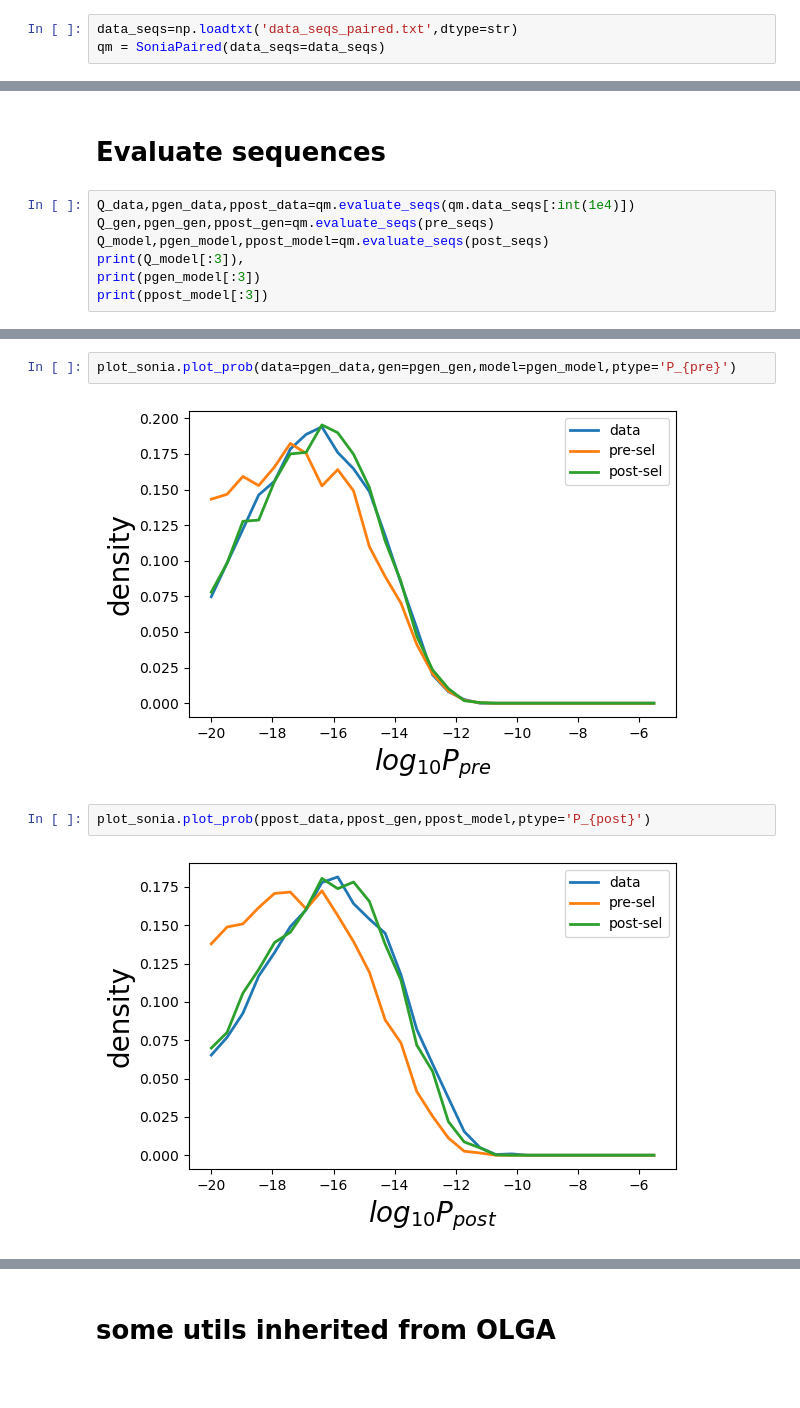
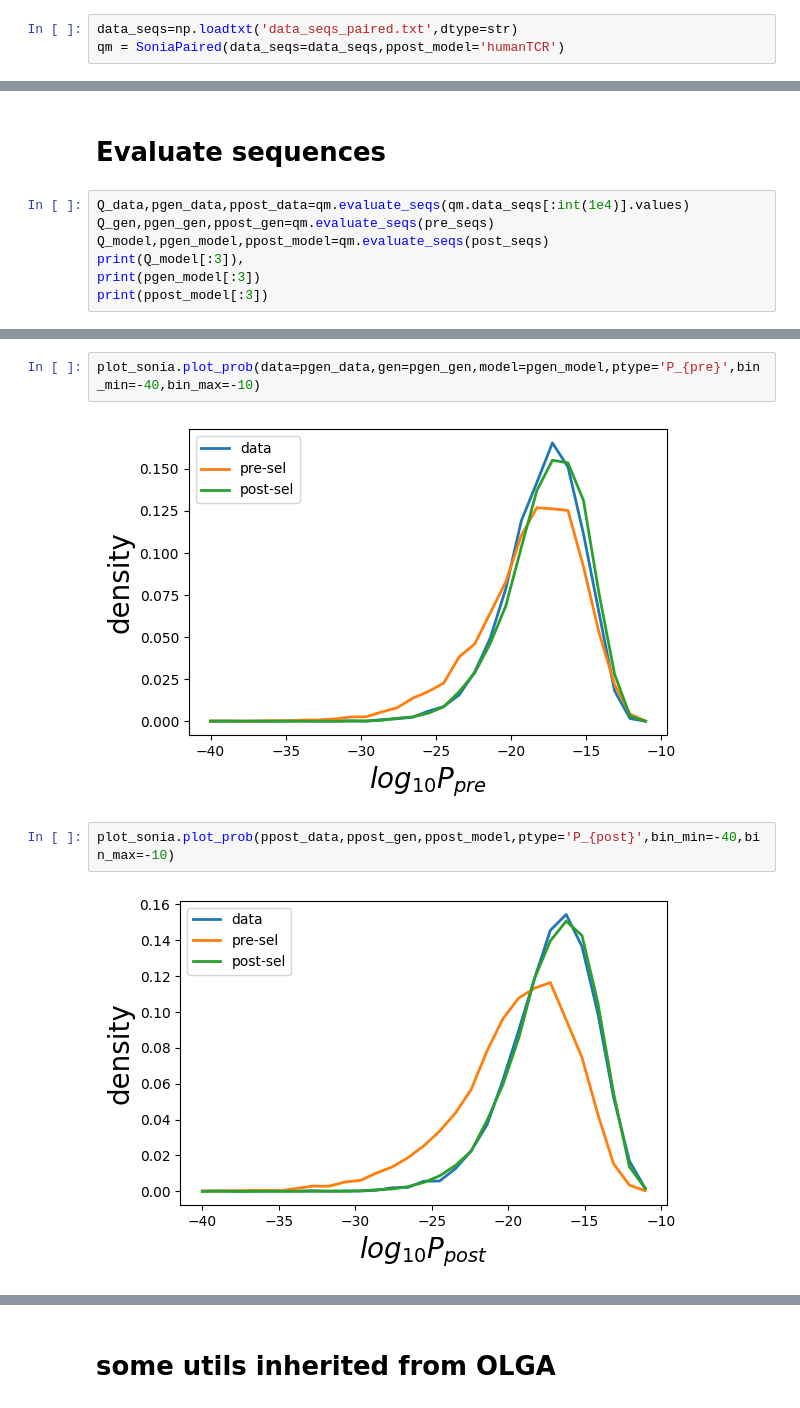
Before and after one commit to statbiophys/soNNia, a Jupyter notebook: examples/sonnia_paired_tutorial.ipynb, the cells around one changed output, grey strips where cells are left out. Saved outputs shown, nothing was run; the diff lists cells and outputs as text.

```diff
--- a/examples/sonnia_paired_tutorial.ipynb
+++ b/examples/sonnia_paired_tutorial.ipynb
@@ -12,5 +12,5 @@ import pandas as pd
 # define and infer model
 # %%
 data_seqs=np.loadtxt('data_seqs_paired.txt',dtype=str)
-qm = SoniaPaired(data_seqs=data_seqs)
+qm = SoniaPaired(data_seqs=data_seqs,ppost_model='humanTCR')
 # %% [output]
@@ -68,7 +111,7 @@ array([['CASTERGAGNTGELFF', 'TRBV10-1', 'TRBJ2-2', 'CAMREGTYGNNRLAF',
 # %% [markdown]
 # Evaluate sequences
 # %%
-Q_data,pgen_data,ppost_data=qm.evaluate_seqs(qm.data_seqs[:int(1e4)])
+Q_data,pgen_data,ppost_data=qm.evaluate_seqs(qm.data_seqs[:int(1e4)].values)
 Q_gen,pgen_gen,ppost_gen=qm.evaluate_seqs(pre_seqs)
 Q_model,pgen_model,ppost_model=qm.evaluate_seqs(post_seqs)
 print(Q_model[:3]),
@@ -81,11 +124,11 @@ print(ppost_model[:3])
 # %%
-plot_sonia.plot_prob(data=pgen_data,gen=pgen_gen,model=pgen_model,ptype='P_{pre}')
+plot_sonia.plot_prob(data=pgen_data,gen=pgen_gen,model=pgen_model,ptype='P_{pre}',bin_min=-40,bin_max=-10)
 # %% [output]
-[figure, old version]
+[figure, new version]
 # %%
-plot_sonia.plot_prob(ppost_data,ppost_gen,ppost_model,ptype='P_{post}')
+plot_sonia.plot_prob(ppost_data,ppost_gen,ppost_model,ptype='P_{post}',bin_min=-40,bin_max=-10)
 # %% [output]
-[figure, old version]
+[figure, new version]
 # %%
 plot_sonia.plot_prob(Q_data,Q_gen,Q_model,ptype='Q',bin_min=-4,bin_max=2)
 # %% [output]
```
Also changed, not shown: parts of 17 cells of this notebook, 4 other files.
